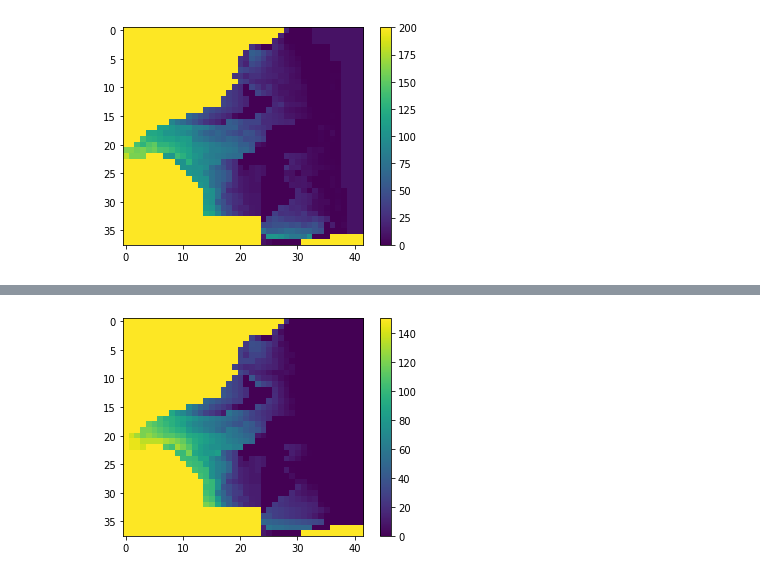
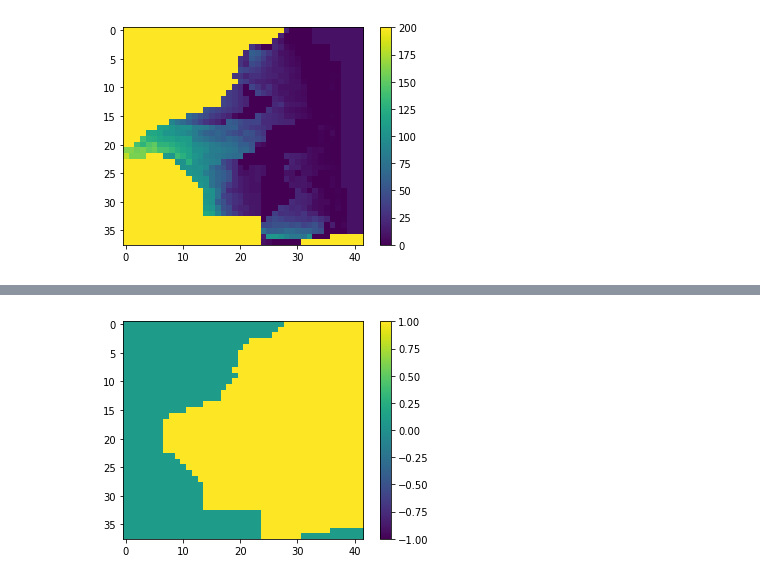
Before and after one commit to LudovicSchorpp/TM_Ludovic_Schorpp, a Jupyter notebook: codes_tests/Chabart/notebooks/Import data.ipynb, the cells around one changed output, grey strips where cells are left out. Cells and saved outputs as stored; diff of their text form; code cells hidden in the pictures.

Commit message:
test plot 3d

```diff
--- a/codes_tests/Chabart/notebooks/Import data.ipynb
+++ b/codes_tests/Chabart/notebooks/Import data.ipynb
@@ -85,7 +103,8 @@ b.set_clim(0,200)
 # %%
 idomain_1 = np.zeros([38,42])
 idomain_2 = np.zeros([38,42])
-idomain_3 = np.ones([38,42])*-1
+idomain_3 = np.zeros([38,42])-1
+idomain_3[top==7777]= 0
 idomain_4 = np.zeros([38,42])
 idomain_5 = np.zeros([38,42])
 # %%
@@ -101,6 +116,30 @@ bot1[pd.DataFrame(idomain_1==1)] = sub_c1[pd.DataFrame(idomain_1==1)]
+# %%
+bot1 = top.copy()
+bot1[pd.DataFrame(idomain_1!=1)] = top[pd.DataFrame(idomain_1!=1)] - 0.1
+bot1[pd.DataFrame(idomain_1==1)] = sub_c1[pd.DataFrame(idomain_1==1)]
+
+bot1.iloc[31,33]=top.iloc[31,33]-0.1 # bricolage pour corriger qqch
+
+bot2 = bot1.copy()
+bot2[pd.DataFrame(idomain_2!=1)] = bot1[pd.DataFrame(idomain_2!=1)]-0.1
+bot2[pd.DataFrame(idomain_2==1)] = epo2[pd.DataFrame(idomain_2==1)]
+
+bot2.iloc[31,33]=bot1.iloc[31,33]-0.1 # bricolage pour corriger qqch
+
+bot3 = bot2.copy()
+bot3[pd.DataFrame(idomain_3!=1)] = bot2[pd.DataFrame(idomain_3!=1)]-0.1
+bot3[pd.DataFrame(idomain_3==1)] = botm_c2[pd.DataFrame(idomain_3==1)]
+
+bot4 = bot3.copy()
+bot4[pd.DataFrame(idomain_4!=1)] = bot3[pd.DataFrame(idomain_4!=1)]-0.1
+bot4[pd.DataFrame(idomain_4==1)] = epo1[pd.DataFrame(idomain_4==1)]
+
+bot5 = bot4.copy()
+bot5[pd.DataFrame(idomain_5!=1)] = bot4[pd.DataFrame(idomain_5!=1)]-0.1
+bot5[pd.DataFrame(idomain_5==1)] = botm_c3[pd.DataFrame(idomain_5==1)]
 # %%
-a=plt.imshow(bot1)
+a=plt.imshow(bot4-bot5)
 plt.colorbar(a)
-a.set_clim(0,150)
+a.set_clim(-1,1)
 # %% [output]
-[figure, old version]
+[figure, new version]
```
Also changed, not shown: parts of 11 cells of this notebook, 3 other files.
